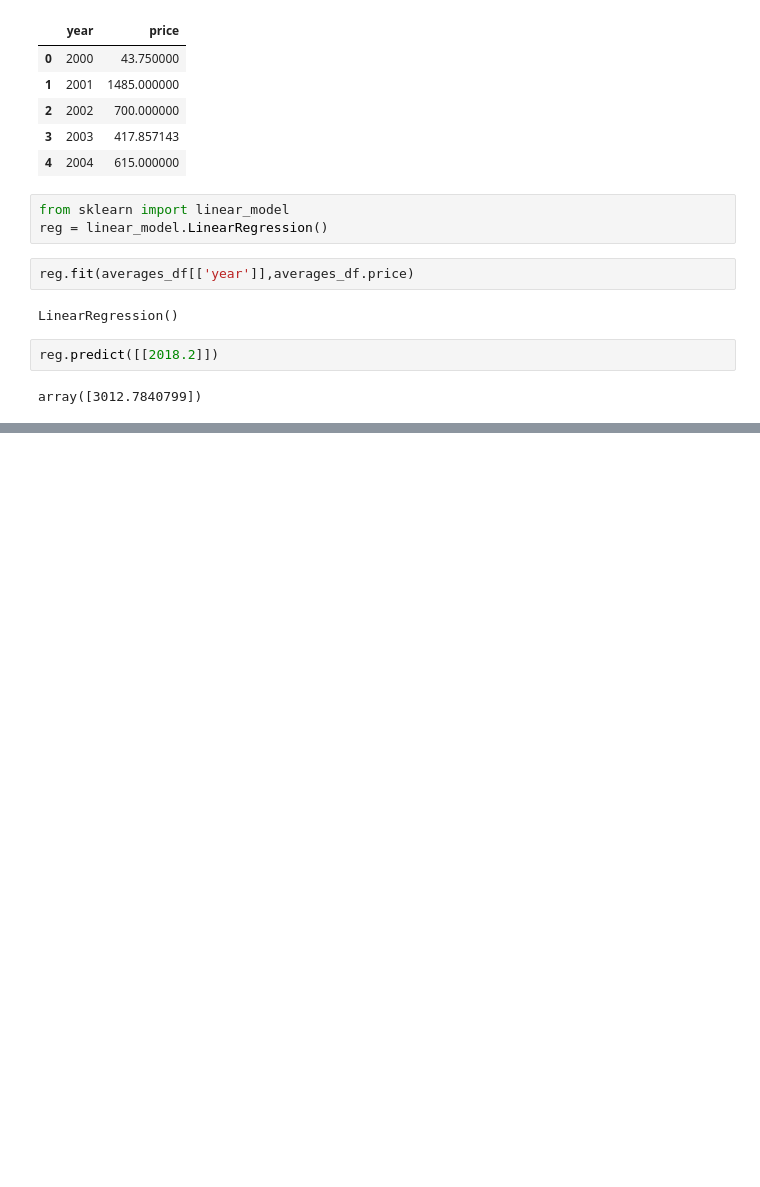
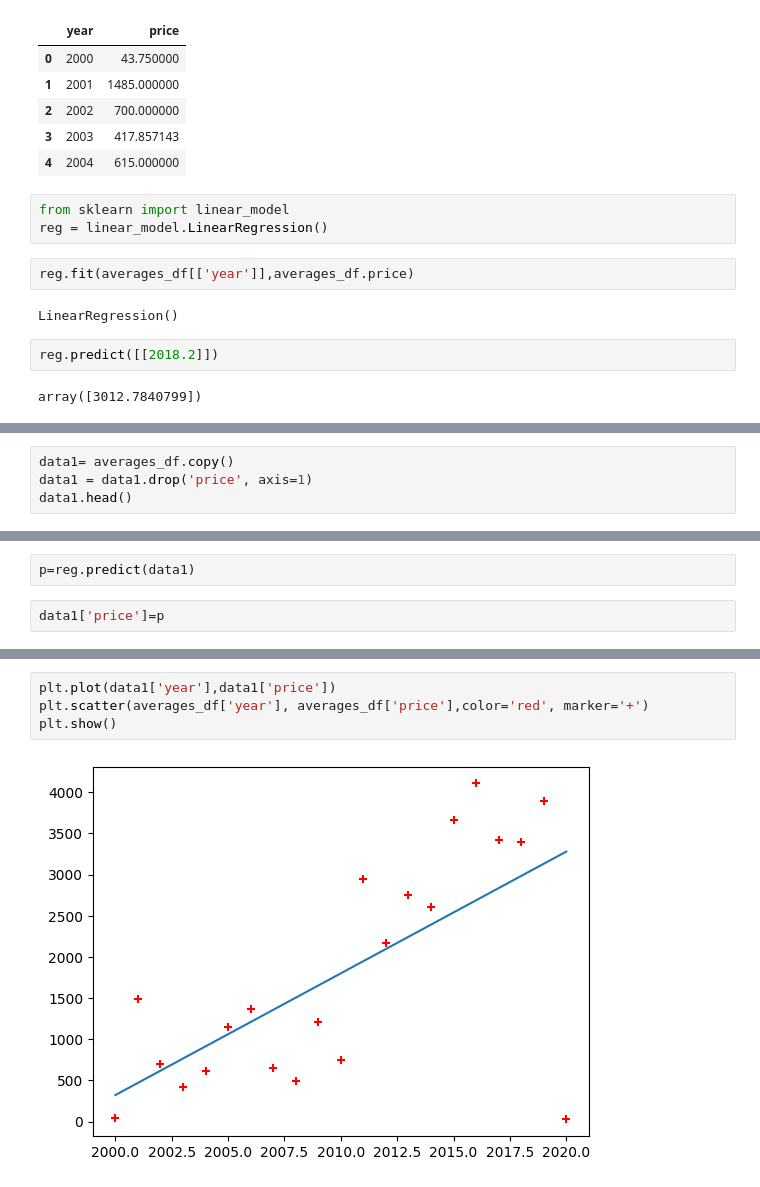
Before and after one commit to 95-sanya-95/MachineLearning, a Jupyter notebook: Linear_regression_single_variable.ipynb, the cells around one changed output, grey strips where cells are left out. Drawn from its saved outputs; the diff is of its cells as text; blank space fills up the shorter version.

```diff
--- a/Linear_regression_single_variable.ipynb
+++ b/Linear_regression_single_variable.ipynb
@@ -80,0 +96,4 @@ array([3012.7840799])
+# %%
+data1= averages_df.copy()
+data1 = data1.drop('price', axis=1)
+data1.head()
@@ -80,0 +107,4 @@ array([3012.7840799])
+# %%
+p=reg.predict(data1)
+# %%
+data1['price']=p
@@ -80,0 +120,6 @@ array([3012.7840799])
+# %%
+plt.plot(data1['year'],data1['price'])
+plt.scatter(averages_df['year'], averages_df['price'],color='red', marker='+')
+plt.show()
+# %% [output]
+[figure, added]
```
Also changed, not shown: parts of 6 cells of this notebook.
